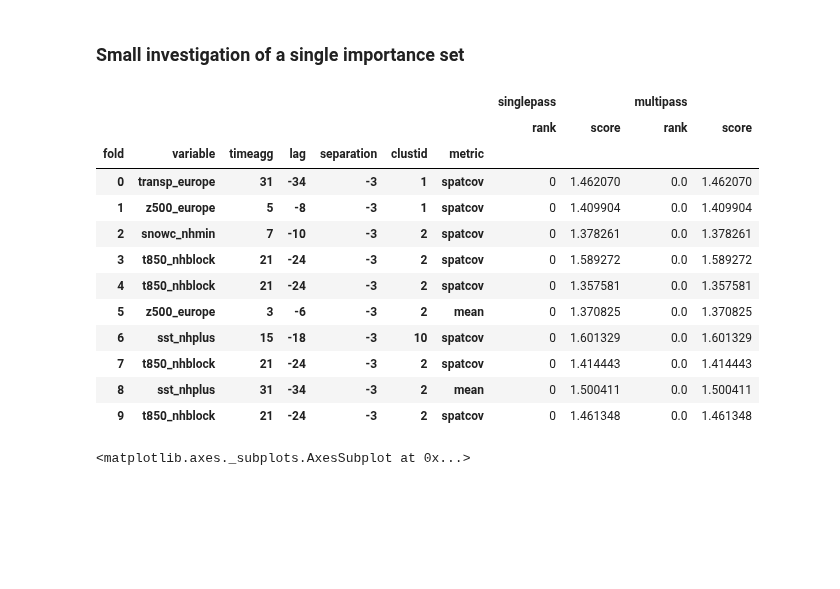
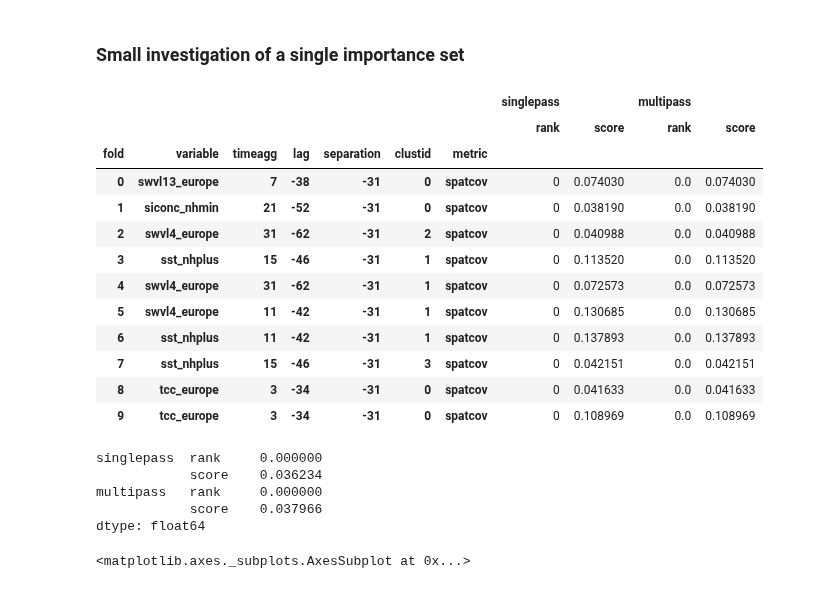
Before and after one commit to chiemvs/Weave, a Jupyter notebook: notebooks/evaluate_all_importances.ipynb, the cells around one changed output. Cells and saved outputs as stored; diff of their text form; code cells hidden in the pictures; blank space fills up the shorter version.

```diff
--- a/notebooks/evaluate_all_importances.ipynb
+++ b/notebooks/evaluate_all_importances.ipynb
@@ -15,7 +15,7 @@ from Weave.inputoutput import Reader
 # %%
 # All importances are mean_absolute_error
 # Scaling the scores to 1 before group averaging? Scores in one fold are not comparable to other folds.
-testpath = '/scistor/ivm/jsn295/importance/1/-3/responsagg_separation.parquet'
+testpath = '/scistor/ivm/jsn295/importance_spatcov_q09/15/-31/responsagg_separation.parquet'
 # %%
 def scale_scores_ranks_to_importance(df, fill_multipass = False):
     """
@@ -41,24 +41,33 @@ def scale_scores_ranks_to_importance(df, fill_multipass = False):
 # %%
 # Scale to min score for scores(reference model) and max rank per rank per fold before averaging scores
 # This equates variability in MAE over different evalutation folds. Option to replace the nan multipass ranks with just the shared worst possible.
 # This makes multipass averaging fairer.
 dat_onesep = pd.read_parquet(testpath)
 dat_mean = dat_onesep.groupby('fold').apply(scale_scores_ranks_to_importance, **{'fill_multipass':True}).groupby(dat_onesep.index.names[1:]).mean()
-dat_onesep.loc[dat_onesep['singlepass','rank'] == 0,:]
+dat_max = dat_onesep.groupby('fold').apply(scale_scores_ranks_to_importance, **{'fill_multipass':True}).groupby(dat_onesep.index.names[1:]).max()
+dat_onesep.loc[dat_onesep['multipass','rank'] == 0,:]
 # %% [output]
 |  |  |  |  |  |  |  | singlepass |  | multipass |  |
 |  |  |  |  |  |  |  | rank | score | rank | score |
 | fold | variable | timeagg | lag | separation | clustid | metric |  |  |  |  |
-| 0 | transp_europe | 31 | -34 | -3 | 1 | spatcov | 0 | 1.462070 | 0.0 | 1.462070 |
-| 1 | z500_europe | 5 | -8 | -3 | 1 | spatcov | 0 | 1.409904 | 0.0 | 1.409904 |
-| 2 | snowc_nhmin | 7 | -10 | -3 | 2 | spatcov | 0 | 1.378261 | 0.0 | 1.378261 |
-| 3 | t850_nhblock | 21 | -24 | -3 | 2 | spatcov | 0 | 1.589272 | 0.0 | 1.589272 |
-| 4 | t850_nhblock | 21 | -24 | -3 | 2 | spatcov | 0 | 1.357581 | 0.0 | 1.357581 |
-| 5 | z500_europe | 3 | -6 | -3 | 2 | mean | 0 | 1.370825 | 0.0 | 1.370825 |
-| 6 | sst_nhplus | 15 | -18 | -3 | 10 | spatcov | 0 | 1.601329 | 0.0 | 1.601329 |
-| 7 | t850_nhblock | 21 | -24 | -3 | 2 | spatcov | 0 | 1.414443 | 0.0 | 1.414443 |
-| 8 | sst_nhplus | 31 | -34 | -3 | 2 | mean | 0 | 1.500411 | 0.0 | 1.500411 |
-| 9 | t850_nhblock | 21 | -24 | -3 | 2 | spatcov | 0 | 1.461348 | 0.0 | 1.461348 |
+| 0 | swvl13_europe | 7 | -38 | -31 | 0 | spatcov | 0 | 0.074030 | 0.0 | 0.074030 |
+| 1 | siconc_nhmin | 21 | -52 | -31 | 0 | spatcov | 0 | 0.038190 | 0.0 | 0.038190 |
+| 2 | swvl4_europe | 31 | -62 | -31 | 2 | spatcov | 0 | 0.040988 | 0.0 | 0.040988 |
+| 3 | sst_nhplus | 15 | -46 | -31 | 1 | spatcov | 0 | 0.113520 | 0.0 | 0.113520 |
+| 4 | swvl4_europe | 31 | -62 | -31 | 1 | spatcov | 0 | 0.072573 | 0.0 | 0.072573 |
+| 5 | swvl4_europe | 11 | -42 | -31 | 1 | spatcov | 0 | 0.130685 | 0.0 | 0.130685 |
+| 6 | sst_nhplus | 11 | -42 | -31 | 1 | spatcov | 0 | 0.137893 | 0.0 | 0.137893 |
+| 7 | sst_nhplus | 15 | -46 | -31 | 3 | spatcov | 0 | 0.042151 | 0.0 | 0.042151 |
+| 8 | tcc_europe | 3 | -34 | -31 | 0 | spatcov | 0 | 0.041633 | 0.0 | 0.041633 |
+| 9 | tcc_europe | 3 | -34 | -31 | 0 | spatcov | 0 | 0.108969 | 0.0 | 0.108969 |
+# %%
+dat_onesep.min()
+# %% [output]
+singlepass  rank     0.000000
+            score    0.036234
+multipass   rank     0.000000
+            score    0.037966
+dtype: float64
 # %%
 dat_mean['singlepass','rank'].hist()
 # %% [output]
```
Also changed, not shown: parts of 7 cells of this notebook, 6 other files.
